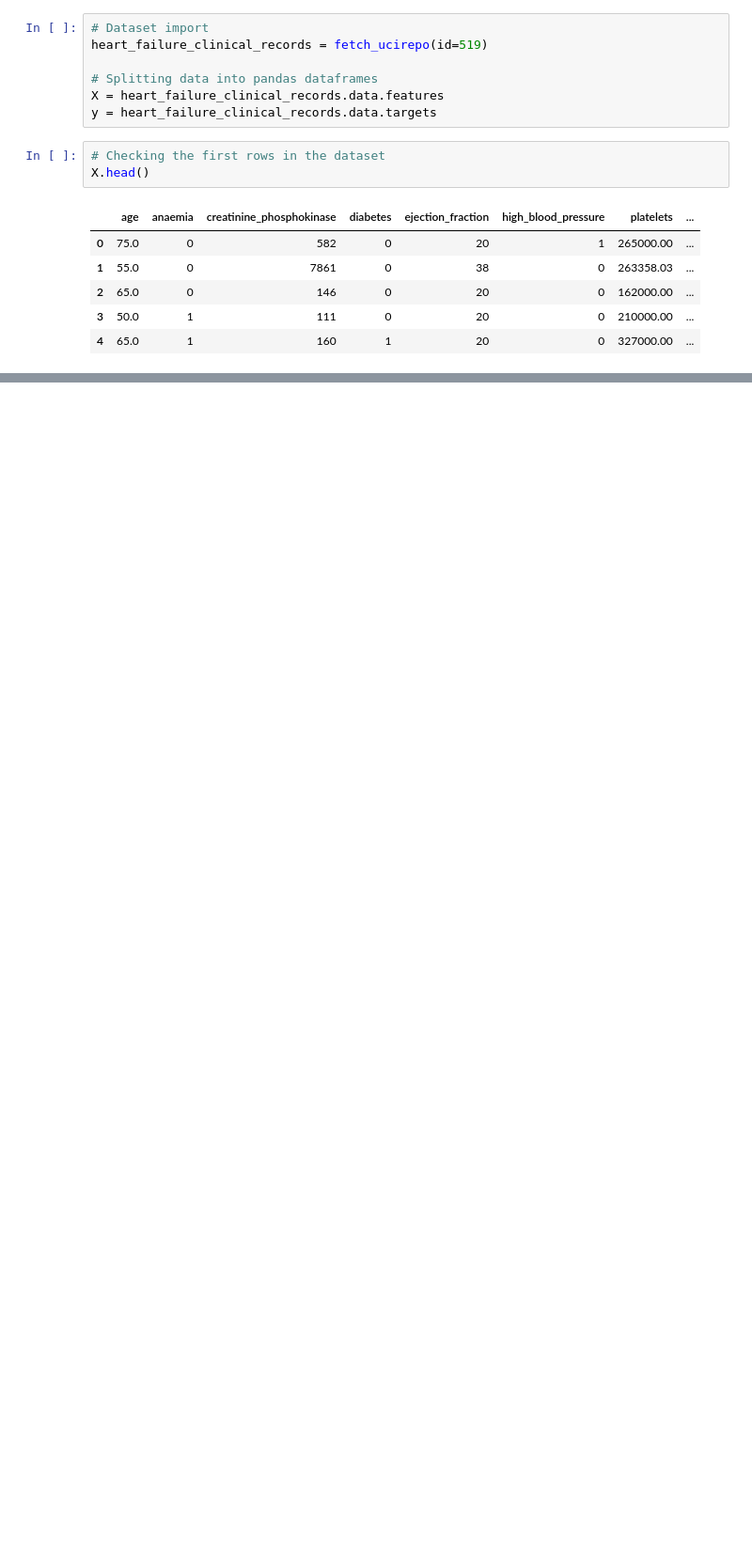
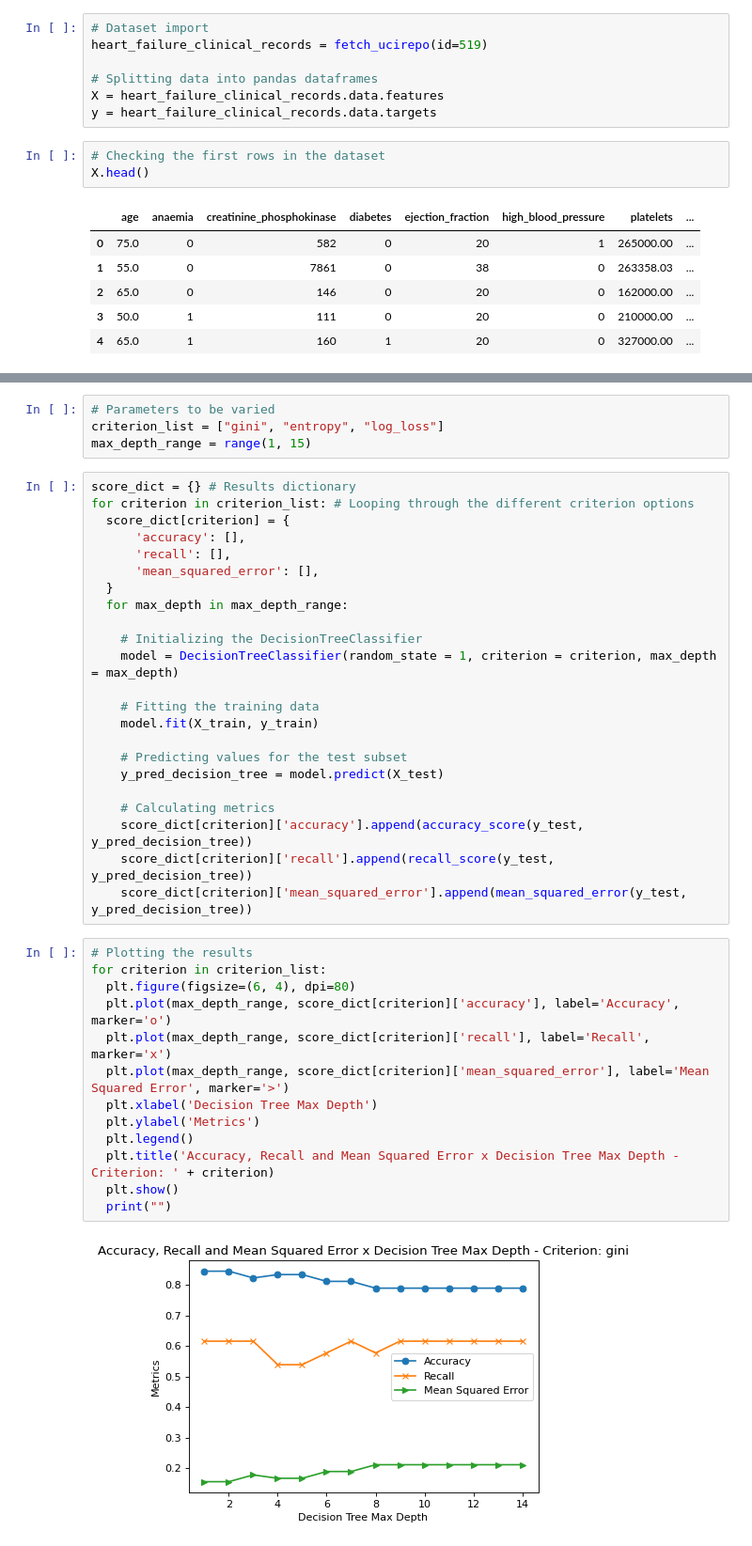
Before and after one commit to marco-prado/decision_tree-mlp_classification, a Jupyter notebook: classification.ipynb, the cells around one changed output, grey strips where cells are left out. Shown at 94% size. Saved outputs shown, nothing was run; the diff lists cells and outputs as text; blank space fills up the shorter version.

Commit message:
Added model evaluation

```diff
--- a/classification.ipynb
+++ b/classification.ipynb
@@ -43,0 +69,42 @@ X_train, X_test, y_train, y_test = train_test_split(X, y, test_size=0.3, random_
+# %%
+# Parameters to be varied
+criterion_list = ["gini", "entropy", "log_loss"]
+max_depth_range = range(1, 15)
+# %%
+score_dict = {} # Results dictionary
+for criterion in criterion_list: # Looping through the different criterion options
+  score_dict[criterion] = {
+      'accuracy': [],
+      'recall': [],
+      'mean_squared_error': [],
+  }
+  for max_depth in max_depth_range:
+
+    # Initializing the DecisionTreeClassifier
+    model = DecisionTreeClassifier(random_state = 1, criterion = criterion, max_depth = max_depth)
+
+    # Fitting the training data
+    model.fit(X_train, y_train)
+
+    # Predicting values for the test subset
+    y_pred_decision_tree = model.predict(X_test)
+
+    # Calculating metrics
+    score_dict[criterion]['accuracy'].append(accuracy_score(y_test, y_pred_decision_tree))
+    score_dict[criterion]['recall'].append(recall_score(y_test, y_pred_decision_tree))
+    score_dict[criterion]['mean_squared_error'].append(mean_squared_error(y_test, y_pred_decision_tree))
+# %%
+# Plotting the results
+for criterion in criterion_list:
+  plt.figure(figsize=(6, 4), dpi=80)
+  plt.plot(max_depth_range, score_dict[criterion]['accuracy'], label='Accuracy', marker='o')
+  plt.plot(max_depth_range, score_dict[criterion]['recall'], label='Recall', marker='x')
+  plt.plot(max_depth_range, score_dict[criterion]['mean_squared_error'], label='Mean Squared Error', marker='>')
+  plt.xlabel('Decision Tree Max Depth')
+  plt.ylabel('Metrics')
+  plt.legend()
+  plt.title('Accuracy, Recall and Mean Squared Error x Decision Tree Max Depth - Criterion: ' + criterion)
+  plt.show()
+  print("")
+# %% [output]
+[figure, added]
```
Also changed, not shown: parts of 12 cells of this notebook.
